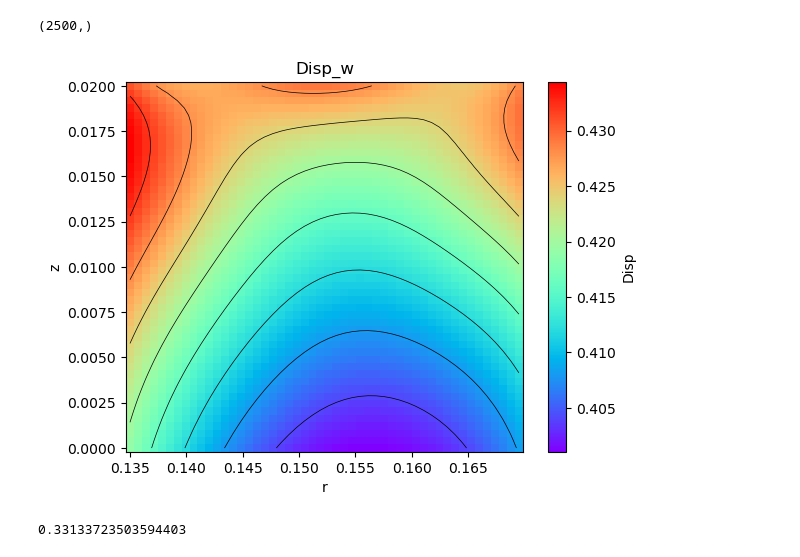
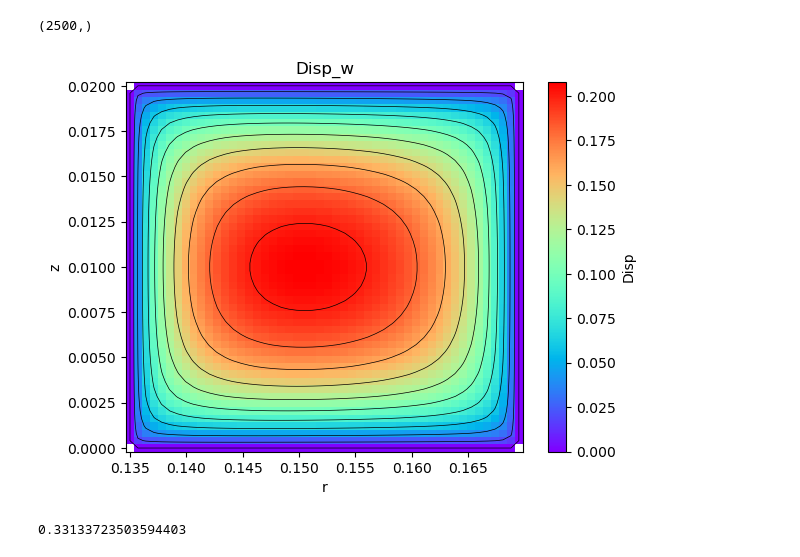
Before and after one commit to Yaoshengtai/PINN-Thermosolid-F-R, a Jupyter notebook: force_forward/force_comsol_detection.ipynb, the cells around one changed output. Cells and saved outputs as stored; diff of their text form; code cells hidden in the pictures.

```diff
--- a/force_forward/force_comsol_detection.ipynb
+++ b/force_forward/force_comsol_detection.ipynb
@@ -99,5 +100,5 @@ sigma_theta_nrom=2*G * ((1-mu)/(1-2*mu)*u_f/((r2-r1)*r_norm+r1) + mu/(1-2*mu)*(d
 sigma_zz_norm=2*G * ((1-mu)/(1-2*mu)*dw_dz_n/h1 + mu/(1-2*mu)*(u_f/((r2-r1)*r_norm+r1)+du_dr_n/(r2-r1))) *10**-12
 sigma_zr_norm=G*(dw_dr_n/(r2-r1)+du_dz_n/h1)*10**-12
 # %%
-uu_run7=pd.read_csv('./data/run7-uu_array.txt',delimiter=r'\s+',header=None).to_numpy()
+uu_run1=pd.read_csv('./data/run1-uu_array.txt',delimiter=r'\s+',header=None).to_numpy()
 # %%
@@ -107,20 +108,20 @@ print(np.shape(uu_run7[:,0]))
 # %%
 check_on_x=torch.linspace(r1, r2, 50)
 check_on_y=torch.linspace(0.0, h1, 50)
 xx, yy = np.meshgrid(check_on_x, check_on_y)
 # 创建热力图
-show_array=uu_run7[:,0]-u_f
+show_array=uu_run1[:,5]
 heatmap=plt.pcolormesh(xx, yy,show_array.reshape(xx.shape).T,cmap='rainbow')  # cmap是颜色映射，你可以根据需要选择
 contour_lines = plt.contour(xx, yy, show_array.reshape(xx.shape).T, 10,colors='black', linewidths=0.5)
 # 添加颜色条
 cbar=plt.colorbar(heatmap,label='Disp')
 # 添加轴标签
 plt.xlabel('r')
 plt.ylabel('z')
 plt.title('Disp_w')
 plt.show()
 # %% [output]
-[figure, old version]
+[figure, new version]
 # %%
 dr=(r2-r1)/200
 dz=h1/200
```
Also changed, not shown: parts of 2 cells of this notebook, 7 other files.
